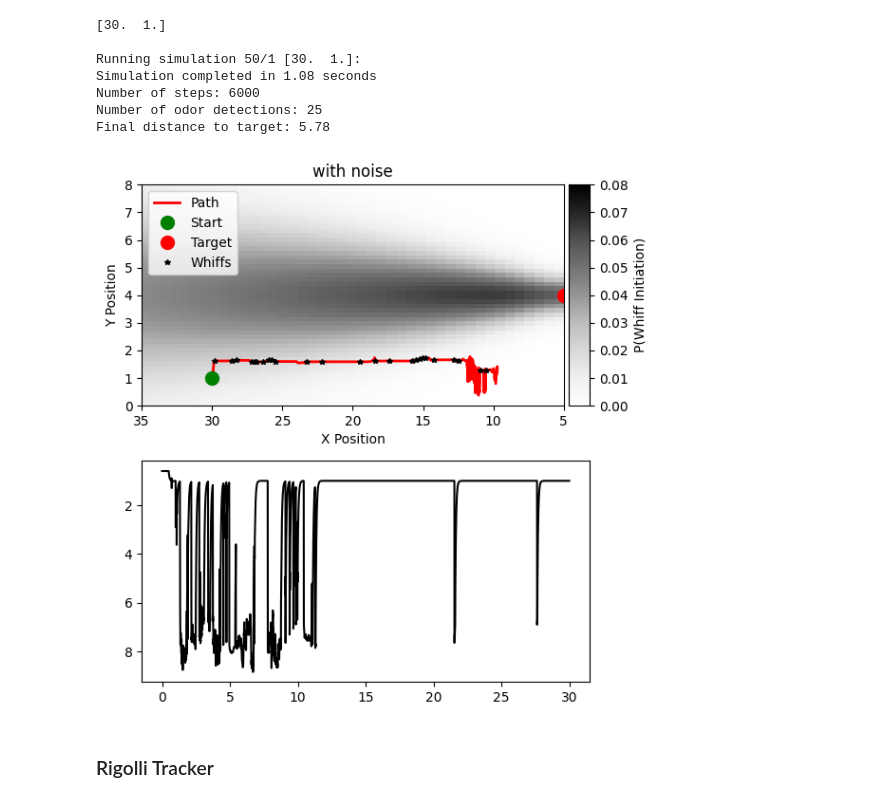
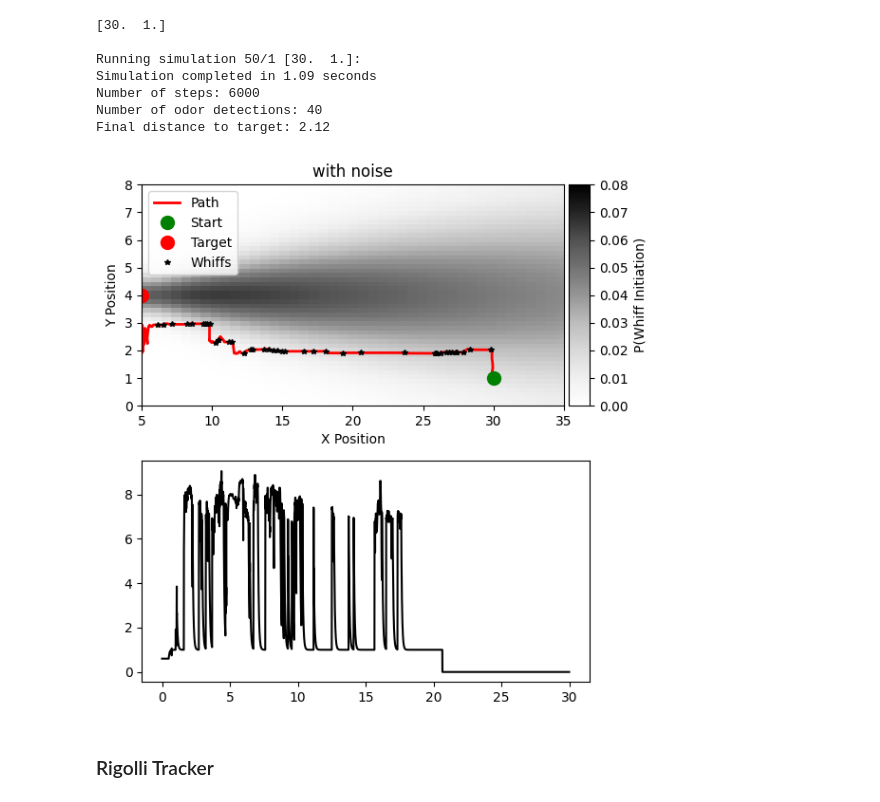
Before and after one commit to arunavanag591/COSMOS, a Jupyter notebook: plume_simulator.ipynb, the cells around one changed output. Drawn from its saved outputs; the diff is of its cells as text; code cells hidden in the pictures.

```diff
--- a/plume_simulator.ipynb
+++ b/plume_simulator.ipynb
@@ -409,39 +409,39 @@ if __name__ == "__main__":
         ax.plot(start_pos[0], start_pos[1], 'go', label='Start', markersize=10)
         ax.plot(target_pos[0], target_pos[1], 'ro', label='Target', markersize=10)
 
         # Plot odor detections
         whiff_rows = trajectory_df[trajectory_df.whiff == 1]
         if not whiff_rows.empty:
             ax.plot(whiff_rows.x, whiff_rows.y, 'k*', label='Whiffs', markersize=4)
 
         # # Set consistent bounds
         ax.set_xlim(5,35)
         # ax.set_ylim(bounds[1])
 
         # Add labels and title
         ax.set_xlabel('X Position')
         ax.set_ylabel('Y Position')
         ax.set_title('with noise')
         ax.legend(loc='upper left')
         ax.grid(False)
         ax1.plot(trajectory_df.time, trajectory_df.odor, c='black')
         # Print summary
         print(f"Simulation completed in {time.time() - start_wall:.2f} seconds")
         print(f"Number of steps: {len(trajectory_df)}")
         print(f"Number of odor detections: {whiff_rows.shape[0]}")
         print(f"Final distance to target: {trajectory_df.iloc[-1]['dist_to_target']:.2f}")
-        ax.invert_xaxis()
-        ax1.invert_yaxis()
+        # ax.invert_xaxis()
+        # ax1.invert_yaxis()
         plt.tight_layout()
 # %% [output]
 [30.  1.]
 
 Running simulation 50/1 [30.  1.]:
-Simulation completed in 1.08 seconds
+Simulation completed in 1.09 seconds
 Number of steps: 6000
-Number of odor detections: 25
-Final distance to target: 5.78
+Number of odor detections: 40
+Final distance to target: 2.12
-[figure, old version]
+[figure, new version]
 # %%
 if __name__ == "__main__":
     # Setup simulation parameters
```
Also changed, not shown: parts of 3 cells of this notebook, 6 other files.
